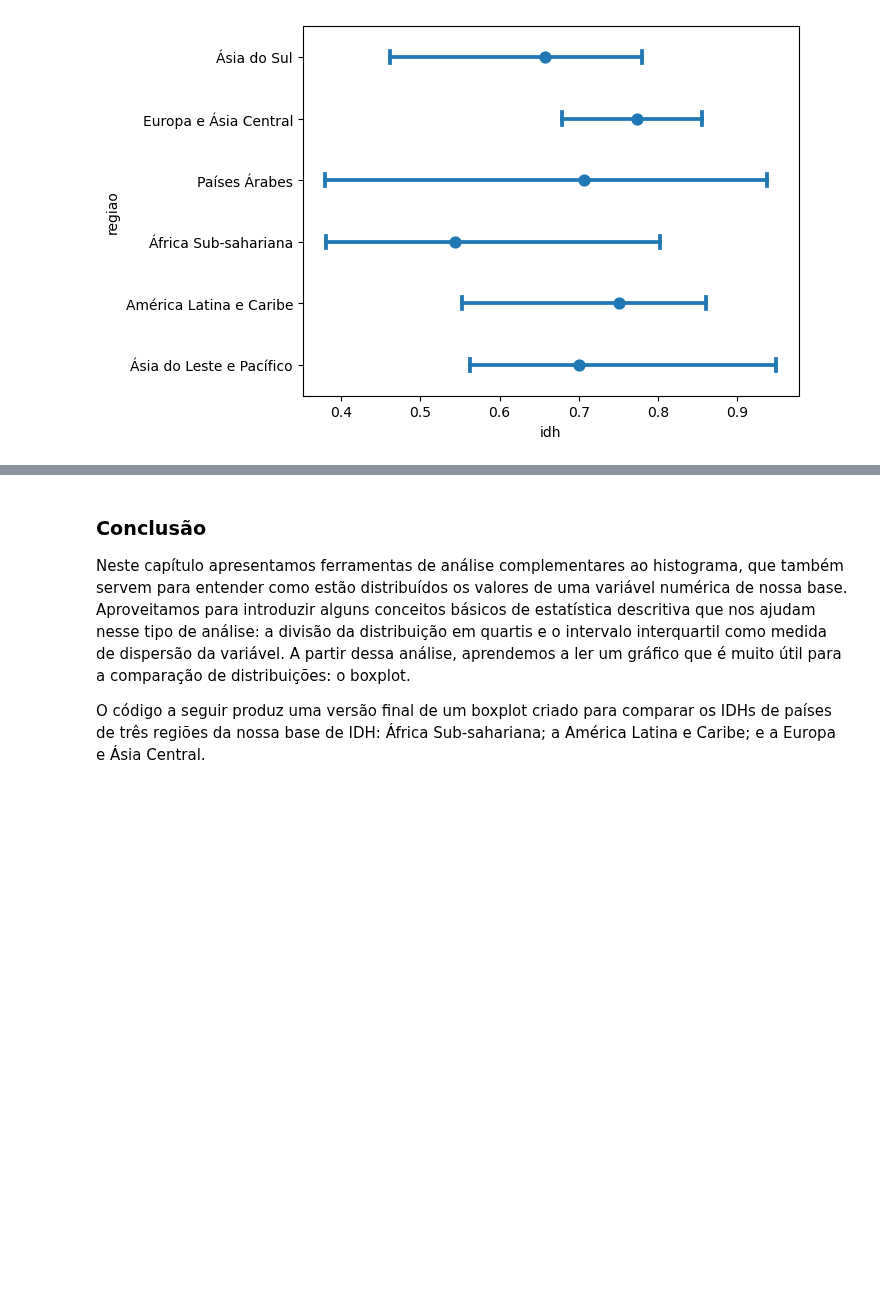
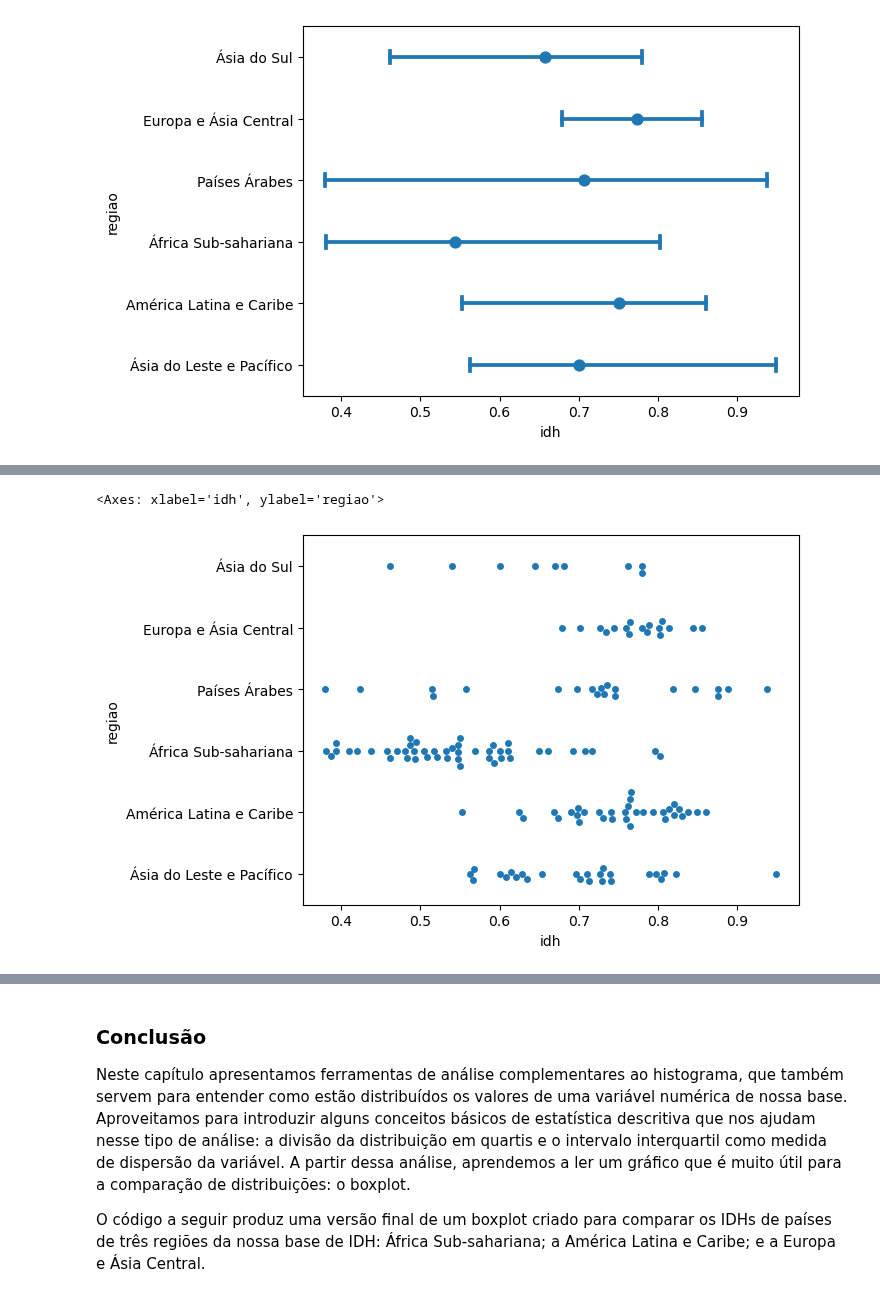
Before and after one commit to lthevenard/curso_prog, a Jupyter notebook: assets/_hidden/apostila_capitulo_6.ipynb, the cells around one changed output, grey strips where cells are left out. Drawn from its saved outputs; the diff is of its cells as text; code cells hidden in the pictures; blank space fills up the shorter version.

```diff
--- a/assets/_hidden/apostila_capitulo_6.ipynb
+++ b/assets/_hidden/apostila_capitulo_6.ipynb
@@ -143,0 +168,9 @@ LIMITE DE NÃO TER IDEIA DO N
+# %%
+sns.swarmplot(
+    x="idh",
+    y="regiao",
+    data=idh_2022
+)
+# %% [output]
+<Axes: xlabel='idh', ylabel='regiao'>
+[figure, added]
```
Also changed, not shown: parts of 11 cells of this notebook.
